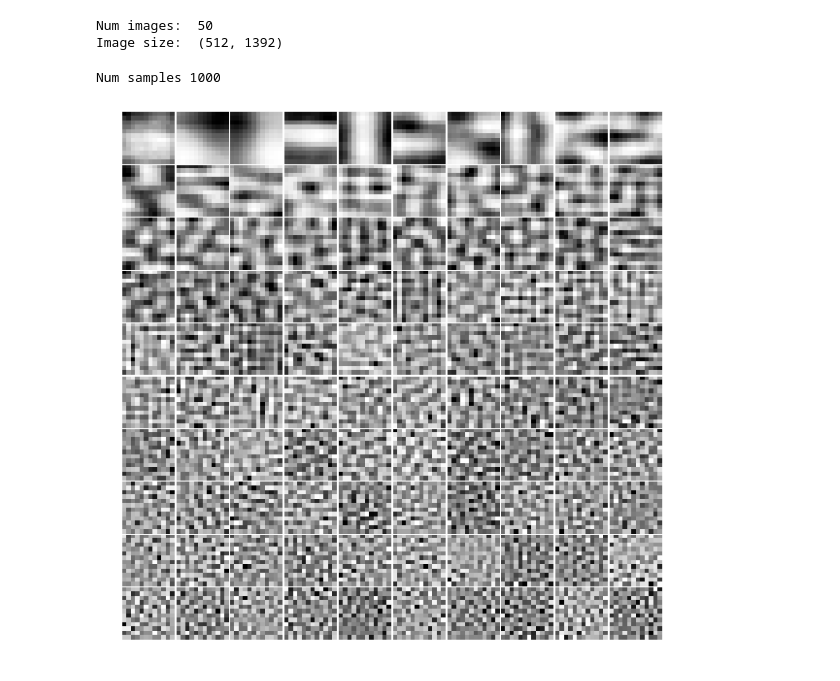
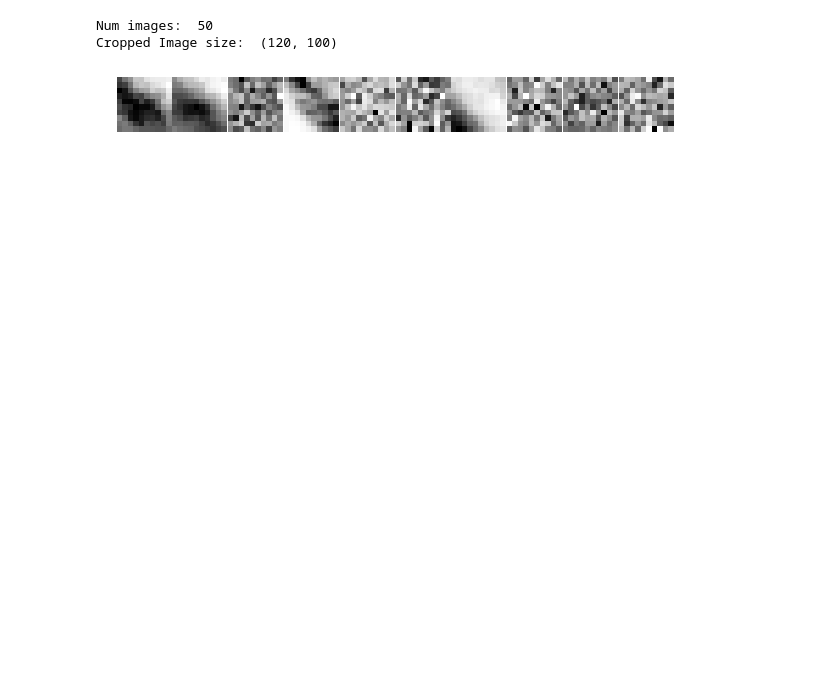
Before and after one commit to Lukeroberto/CS6140-MatchingPursuit, a Jupyter notebook: notebooks/Tests.ipynb, the cells around one changed output. Drawn from its saved outputs; the diff is of its cells as text; code cells hidden in the pictures; blank space fills up the shorter version.

```diff
--- a/notebooks/Tests.ipynb
+++ b/notebooks/Tests.ipynb
@@ -16,22 +16,25 @@ from tqdm import tqdm_notebook as tqdm
 # %%
 num_frames = 50
 
-images = loadVideo("dataset/2011_09_28", num_frames)
+images = loadVideo("dataset/2011_09_26", num_frames)
 # %%
+images = cropImages(images )
+
 print("Num images: ", len(images))
-print("Image size: ", np.shape(images[0]))
+print("Cropped Image size: ", np.shape(images[0]))
 # %% [output]
 Num images:  50
-Image size:  (512, 1392)
+Cropped Image size:  (120, 100)
 # %%
-patch_size = 12
-num_samples = 1000
-num_features = 100
+patch_size = 10
+num_samples = 100
+num_features = 10
 
-features = generatePCADictionary(images, patch_size, num_samples, num_features)
+# features = generatePCADictionary(images, patch_size, num_samples, num_features)
+features = generateOptSparseDictionary(images, patch_size, num_samples, num_features)
+
 plotDictionary(features)
 # %% [output]
-Num samples 1000
-[figure, old version]
+[figure, new version]
 # %%
 # Reconstructed image
```
Also changed, not shown: parts of 6 cells of this notebook.
